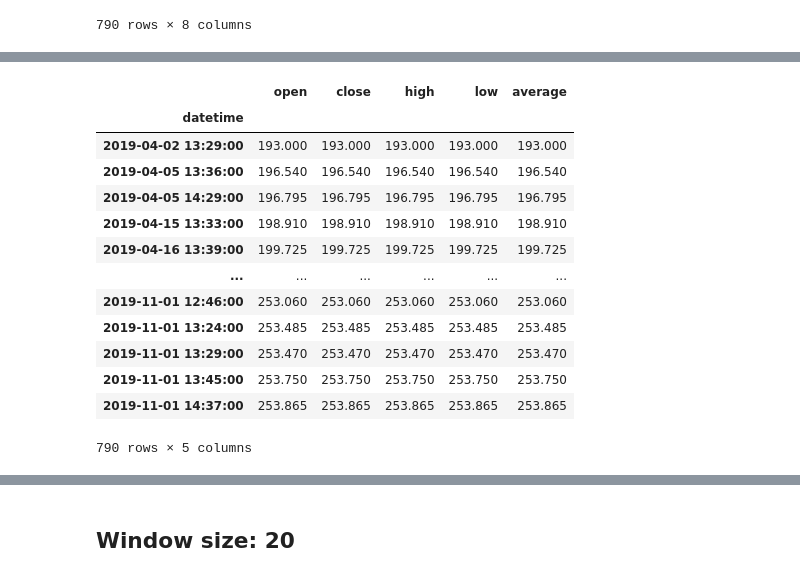
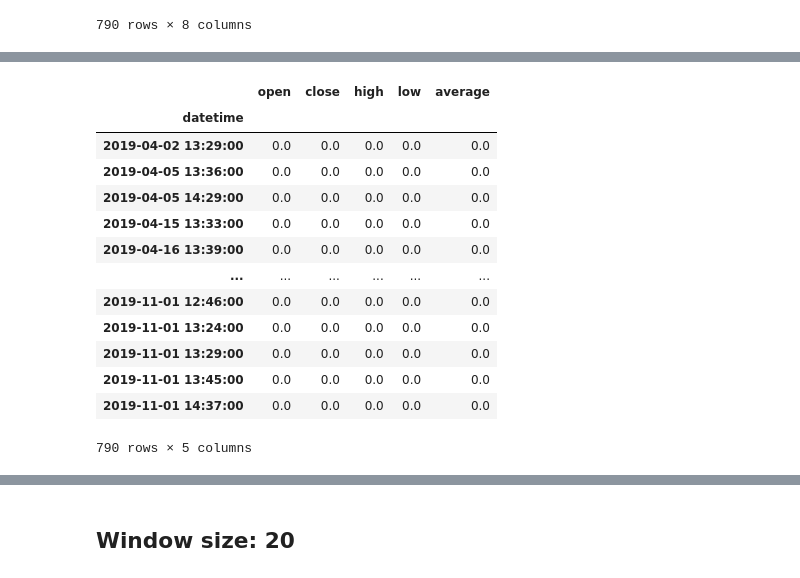
Before and after one commit to ryan-williams/pipelines, a Jupyter notebook: notebooks/Recurring runs example.ipynb, the cells around one changed output, grey strips where cells are left out. Cells and saved outputs as stored; diff of their text form; code cells hidden in the pictures.

```diff
--- a/notebooks/Recurring runs example.ipynb
+++ b/notebooks/Recurring runs example.ipynb
@@ -80,7 +80,7 @@ def fetch(date, ticker, refetch_empty=False):
 from concurrent.futures import ThreadPoolExecutor
 
 end_date = today
-start_date = datetime(2019, 4, 1).date()
+start_date = dt(2019, 4, 1).date()
 N = 32
 refetch_empty = False
 
@@ -178,7 +179,7 @@ def load_ticker_df(ticker, N=None, limit=None):
     df.set_index('datetime', inplace=True)
     df.sort_index(inplace=True)
 
-    for col in aapl.columns:
+    for col in features:
         df[col] = df[col].apply(lambda n: nan if n < 0 else n)
 
     return df
@@ -235,15 +236,12 @@ nans
 790 rows × 8 columns
 # %%
 last_valid_idx = -1
-last_close = -1
+last_close = nan
 last_closes = []
 for idx, valid in enumerate(~nan_idxs):
+    last_closes.append(last_close)
     if valid:
         last_valid_idx = idx
         last_close = aapl['close'].iloc[idx]
-    if last_valid_idx < 0:
-        last_closes.append(nan)
-    else:
-        last_closes.append(last_close)
 last_closes
 # %% [output]
@@ -285,22 +296,25 @@ aapl
 # %%
 nan_cols = [ 'open', 'close', 'high', 'low', 'average' ]
+lg = aapl.copy()
 for col in nan_cols:
-    aapl[col].fillna(aapl['prev_close'], inplace=True)
+    lg[col].fillna(lg.prev_close, inplace=True)
+    lg[col] = np.log(lg[col] / aapl.prev_close)
 
-aapl.drop(columns='prev_close', inplace=True)
-aapl[nan_cols][nan_idxs]
+lg.drop(columns='prev_close', inplace=True)
+lg.dropna(how='any', inplace=True)
+lg[nan_cols][nan_idxs]
 # %% [output]
 |  | open | close | high | low | average |
 | datetime |  |  |  |  |  |
-| 2019-04-02 13:29:00 | 193.000 | 193.000 | 193.000 | 193.000 | 193.000 |
-| 2019-04-05 13:36:00 | 196.540 | 196.540 | 196.540 | 196.540 | 196.540 |
-| 2019-04-05 14:29:00 | 196.795 | 196.795 | 196.795 | 196.795 | 196.795 |
-| 2019-04-15 13:33:00 | 198.910 | 198.910 | 198.910 | 198.910 | 198.910 |
-| 2019-04-16 13:39:00 | 199.725 | 199.725 | 199.725 | 199.725 | 199.725 |
+| 2019-04-02 13:29:00 | 0.0 | 0.0 | 0.0 | 0.0 | 0.0 |
+| 2019-04-05 13:36:00 | 0.0 | 0.0 | 0.0 | 0.0 | 0.0 |
+| 2019-04-05 14:29:00 | 0.0 | 0.0 | 0.0 | 0.0 | 0.0 |
+| 2019-04-15 13:33:00 | 0.0 | 0.0 | 0.0 | 0.0 | 0.0 |
+| 2019-04-16 13:39:00 | 0.0 | 0.0 | 0.0 | 0.0 | 0.0 |
 | ... | ... | ... | ... | ... | ... |
-| 2019-11-01 12:46:00 | 253.060 | 253.060 | 253.060 | 253.060 | 253.060 |
-| 2019-11-01 13:24:00 | 253.485 | 253.485 | 253.485 | 253.485 | 253.485 |
-| 2019-11-01 13:29:00 | 253.470 | 253.470 | 253.470 | 253.470 | 253.470 |
-| 2019-11-01 13:45:00 | 253.750 | 253.750 | 253.750 | 253.750 | 253.750 |
-| 2019-11-01 14:37:00 | 253.865 | 253.865 | 253.865 | 253.865 | 253.865 |
+| 2019-11-01 12:46:00 | 0.0 | 0.0 | 0.0 | 0.0 | 0.0 |
+| 2019-11-01 13:24:00 | 0.0 | 0.0 | 0.0 | 0.0 | 0.0 |
+| 2019-11-01 13:29:00 | 0.0 | 0.0 | 0.0 | 0.0 | 0.0 |
+| 2019-11-01 13:45:00 | 0.0 | 0.0 | 0.0 | 0.0 | 0.0 |
+| 2019-11-01 14:37:00 | 0.0 | 0.0 | 0.0 | 0.0 | 0.0 |
 790 rows × 5 columns
```
Also changed, not shown: parts of 60 cells of this notebook.
